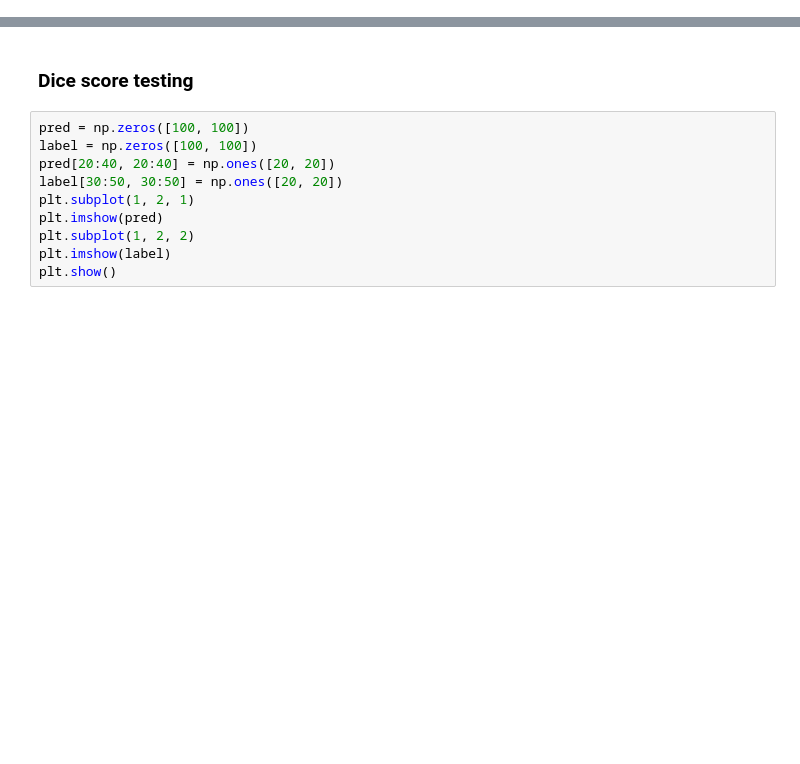
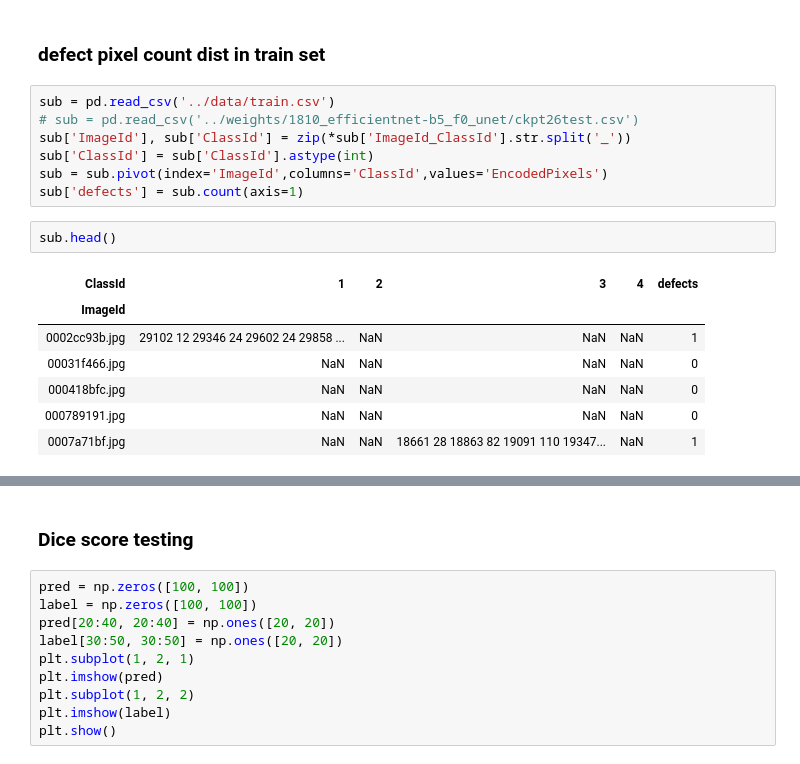
Before and after one commit to pyaf/severstal-steel-defect-detection, a Jupyter notebook: notebooks/test.ipynb, the cells around one changed output, grey strips where cells are left out. Drawn from its saved outputs; the diff is of its cells as text; blank space fills up the shorter version.

Commit message:
"1910_efficientnet-b5_f0_unet"

```diff
--- a/notebooks/test.ipynb
+++ b/notebooks/test.ipynb
@@ -41,3 +42,22 @@ import warnings
 # warnings.filterwarnings('ignore', category=RuntimeWarning)
 
 %matplotlib inline
+# %% [markdown]
+### defect pixel count dist in train set
+# %%
+sub = pd.read_csv('../data/train.csv')
+# sub = pd.read_csv('../weights/1810_efficientnet-b5_f0_unet/ckpt26test.csv')
+sub['ImageId'], sub['ClassId'] = zip(*sub['ImageId_ClassId'].str.split('_'))
+sub['ClassId'] = sub['ClassId'].astype(int)
+sub = sub.pivot(index='ImageId',columns='ClassId',values='EncodedPixels')
+sub['defects'] = sub.count(axis=1)
+# %%
+sub.head()
+# %% [output]
+| ClassId | 1 | 2 | 3 | 4 | defects |
+| ImageId |  |  |  |  |  |
+| 0002cc93b.jpg | 29102 12 29346 24 29602 24 29858 ... | NaN | NaN | NaN | 1 |
+| 00031f466.jpg | NaN | NaN | NaN | NaN | 0 |
+| 000418bfc.jpg | NaN | NaN | NaN | NaN | 0 |
+| 000789191.jpg | NaN | NaN | NaN | NaN | 0 |
+| 0007a71bf.jpg | NaN | NaN | 18661 28 18863 82 19091 110 19347... | NaN | 1 |
```
Also changed, not shown: parts of 5 cells of this notebook, 22 other files.
